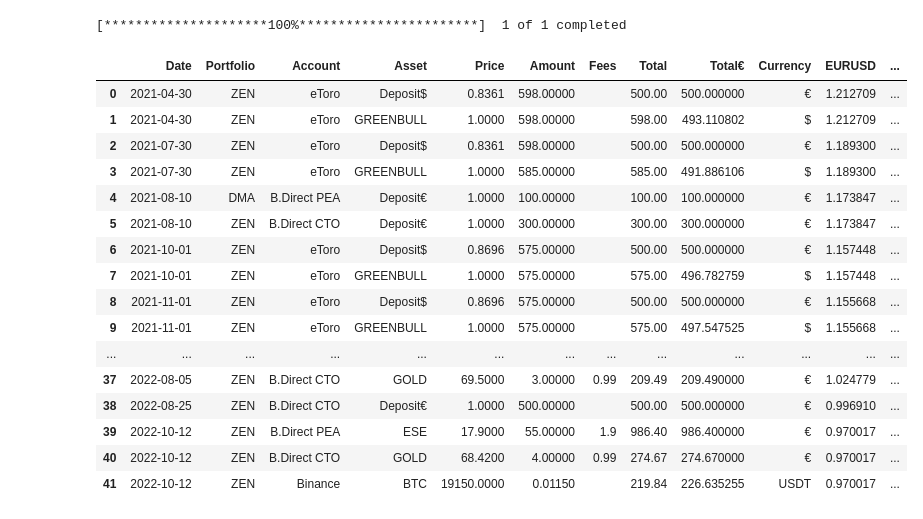
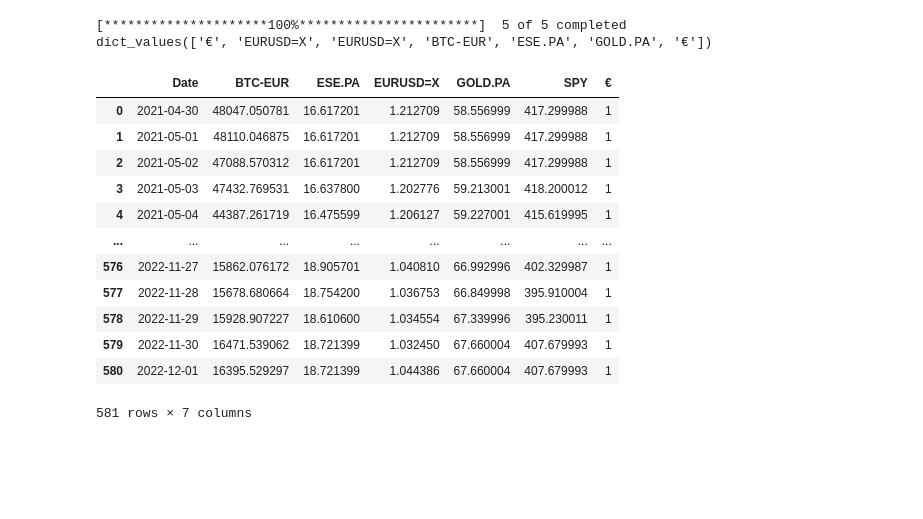
Before and after one commit to vixen-cordier/dashboards, a Jupyter notebook: book.ipynb, the cells around one changed output. Cells and saved outputs as stored; diff of their text form; code cells hidden in the pictures; blank space fills up the shorter version.

```diff
--- a/book.ipynb
+++ b/book.ipynb
@@ -25,33 +7,35 @@ yf.download("SPY AAPL", start="2017-01-01", end="2017-04-30")['Close']
 # %%
 import yfinance as yf
 import pandas as pd
 
-df_portfolio = pd.DataFrame(ss_portfolio.get_all_records())
-financial = {
-    'Asset':
+df_portfolio = pd.DataFrame(ss_portfolio.get_all_records()).sort_values('Date').astype({'Date': 'datetime64[ns]'})
+ticker = {
+    'Deposit€' : '€',
+    'Deposit$' : 'EURUSD=X',
+    'DepositUSDT' : 'EURUSD=X',
+    'BTC' : 'BTC-EUR',
+    'ESE' : 'ESE.PA',
+    'GOLD' : 'GOLD.PA',
+    'GREENBULL' : '€',
+}
+market: pd.DataFrame = yf.download('SPY EURUSD=X BTC-EUR ESE.PA GOLD.PA', start=min(df_portfolio['Date']))['Close'].reset_index().ffill()
+market['€'] = 1
+df_portfolio['Total€'] = [df_portfolio.loc[idx]['Total'] / (1 if df_portfolio.loc[idx]['Currency'] == "€" else market[market['Date'] == df_portfolio.loc[idx]['Date']]['EURUSD=X'].values[0]) for idx in df_portfolio.index]
 
-}
-eurusd: pd.DataFrame = yf.download('EURUSD=X', start=min(df_portfolio['Date']))[['Close']]
-
-df_portfolio['EURUSD'] = [eurusd[eurusd.index == df_portfolio.loc[idx]['Date']]['Close'].values[0] for idx in df_portfolio.index]
-df_portfolio['Total€'] = [df_portfolio.loc[idx]['Total'] / (1 if df_portfolio.loc[idx]['Currency'] == "€" else df_portfolio.loc[idx]['EURUSD']) for idx in df_portfolio.index]
-df_portfolio
+market
 # %% [output]
-[*********************100%***********************]  1 of 1 completed
+[*********************100%***********************]  5 of 5 completed
+dict_values(['€', 'EURUSD=X', 'EURUSD=X', 'BTC-EUR', 'ESE.PA', 'GOLD.PA', '€'])
-|  | Date | Portfolio | Account | Asset | Price | Amount | Fees | Total | Total€ | Currency | EURUSD | ... |
-| 0 | 2021-04-30 | ZEN | eToro | Deposit$ | 0.8361 | 598.00000 |  | 500.00 | 500.000000 | € | 1.212709 | ... |
-| 1 | 2021-04-30 | ZEN | eToro | GREENBULL | 1.0000 | 598.00000 |  | 598.00 | 493.110802 | $ | 1.212709 | ... |
-| 2 | 2021-07-30 | ZEN | eToro | Deposit$ | 0.8361 | 598.00000 |  | 500.00 | 500.000000 | € | 1.189300 | ... |
-| 3 | 2021-07-30 | ZEN | eToro | GREENBULL | 1.0000 | 585.00000 |  | 585.00 | 491.886106 | $ | 1.189300 | ... |
-| 4 | 2021-08-10 | DMA | B.Direct PEA | Deposit€ | 1.0000 | 100.00000 |  | 100.00 | 100.000000 | € | 1.173847 | ... |
-| 5 | 2021-08-10 | ZEN | B.Direct CTO | Deposit€ | 1.0000 | 300.00000 |  | 300.00 | 300.000000 | € | 1.173847 | ... |
-| 6 | 2021-10-01 | ZEN | eToro | Deposit$ | 0.8696 | 575.00000 |  | 500.00 | 500.000000 | € | 1.157448 | ... |
-| 7 | 2021-10-01 | ZEN | eToro | GREENBULL | 1.0000 | 575.00000 |  | 575.00 | 496.782759 | $ | 1.157448 | ... |
-| 8 | 2021-11-01 | ZEN | eToro | Deposit$ | 0.8696 | 575.00000 |  | 500.00 | 500.000000 | € | 1.155668 | ... |
-| 9 | 2021-11-01 | ZEN | eToro | GREENBULL | 1.0000 | 575.00000 |  | 575.00 | 497.547525 | $ | 1.155668 | ... |
-| ... | ... | ... | ... | ... | ... | ... | ... | ... | ... | ... | ... | ... |
-| 37 | 2022-08-05 | ZEN | B.Direct CTO | GOLD | 69.5000 | 3.00000 | 0.99 | 209.49 | 209.490000 | € | 1.024779 | ... |
-| 38 | 2022-08-25 | ZEN | B.Direct CTO | Deposit€ | 1.0000 | 500.00000 |  | 500.00 | 500.000000 | € | 0.996910 | ... |
-| 39 | 2022-10-12 | ZEN | B.Direct PEA | ESE | 17.9000 | 55.00000 | 1.9 | 986.40 | 986.400000 | € | 0.970017 | ... |
-| 40 | 2022-10-12 | ZEN | B.Direct CTO | GOLD | 68.4200 | 4.00000 | 0.99 | 274.67 | 274.670000 | € | 0.970017 | ... |
-| 41 | 2022-10-12 | ZEN | Binance | BTC | 19150.0000 | 0.01150 |  | 219.84 | 226.635255 | USDT | 0.970017 | ... |
+|  | Date | BTC-EUR | ESE.PA | EURUSD=X | GOLD.PA | SPY | € |
+| 0 | 2021-04-30 | 48047.050781 | 16.617201 | 1.212709 | 58.556999 | 417.299988 | 1 |
+| 1 | 2021-05-01 | 48110.046875 | 16.617201 | 1.212709 | 58.556999 | 417.299988 | 1 |
+| 2 | 2021-05-02 | 47088.570312 | 16.617201 | 1.212709 | 58.556999 | 417.299988 | 1 |
+| 3 | 2021-05-03 | 47432.769531 | 16.637800 | 1.202776 | 59.213001 | 418.200012 | 1 |
+| 4 | 2021-05-04 | 44387.261719 | 16.475599 | 1.206127 | 59.227001 | 415.619995 | 1 |
+| ... | ... | ... | ... | ... | ... | ... | ... |
+| 576 | 2022-11-27 | 15862.076172 | 18.905701 | 1.040810 | 66.992996 | 402.329987 | 1 |
+| 577 | 2022-11-28 | 15678.680664 | 18.754200 | 1.036753 | 66.849998 | 395.910004 | 1 |
+| 578 | 2022-11-29 | 15928.907227 | 18.610600 | 1.034554 | 67.339996 | 395.230011 | 1 |
+| 579 | 2022-11-30 | 16471.539062 | 18.721399 | 1.032450 | 67.660004 | 407.679993 | 1 |
+| 580 | 2022-12-01 | 16395.529297 | 18.721399 | 1.044386 | 67.660004 | 407.679993 | 1 |
+581 rows × 7 columns
```
Also changed, not shown: parts of 9 cells of this notebook.
